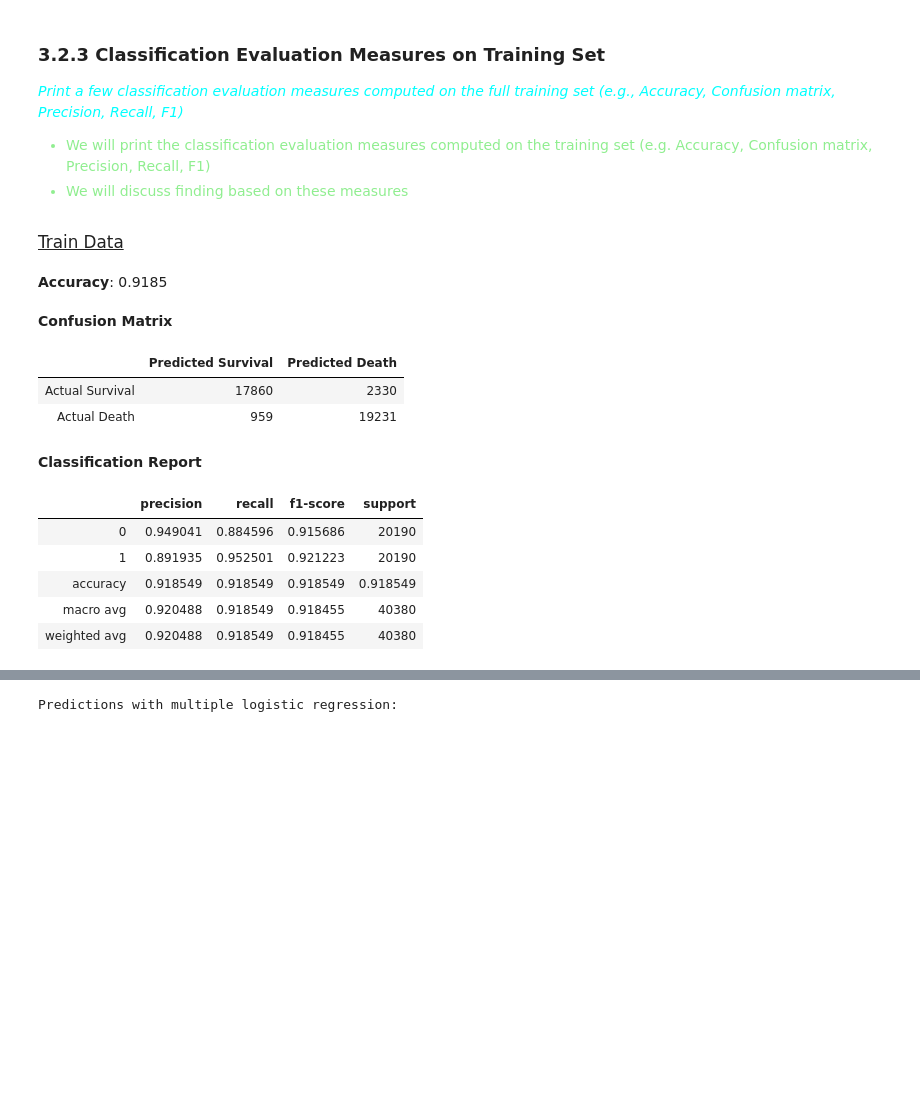
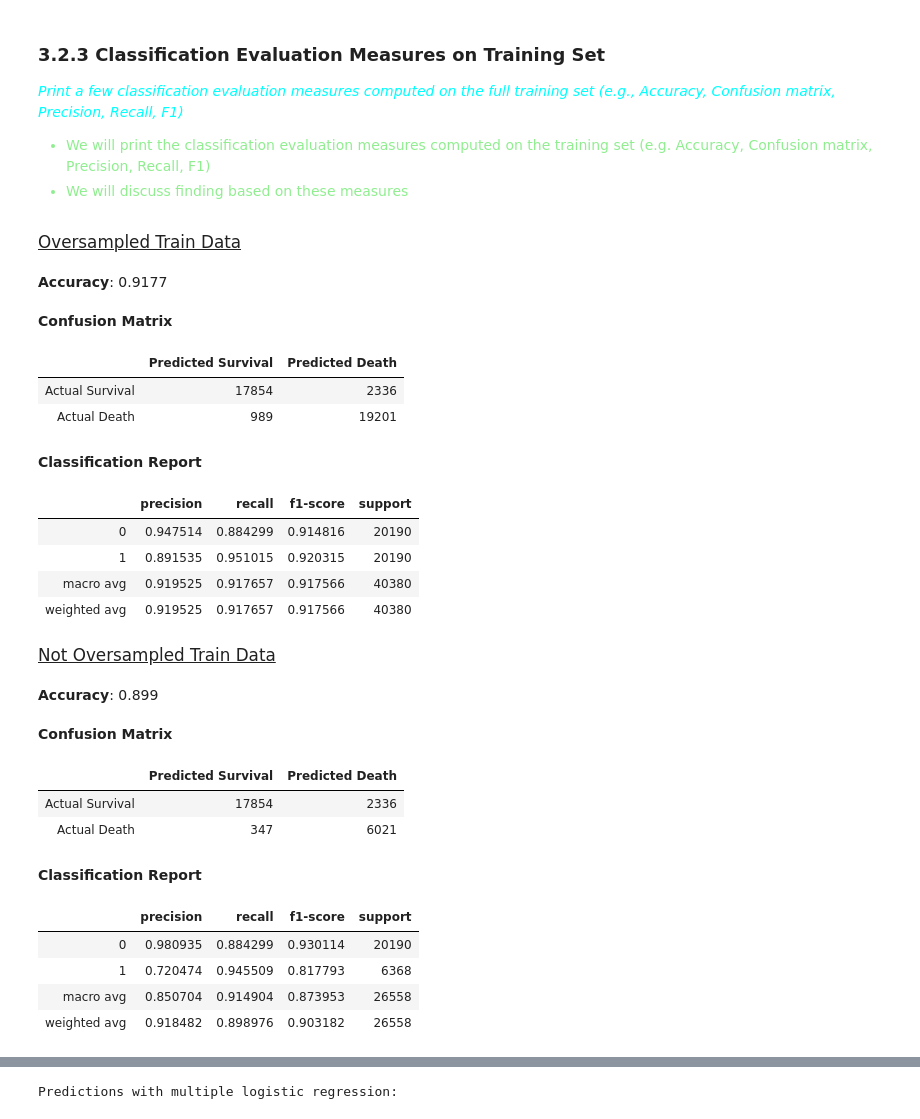
Before and after one commit to tlopesx/Assignment-2, a Jupyter notebook: 22202398_Submission/22202398-Homework2-Notebook.ipynb, the cells around one changed output, grey strips where cells are left out. Drawn from its saved outputs; the diff is of its cells as text; code cells hidden in the pictures; blank space fills up the shorter version.

```diff
--- a/22202398_Submission/22202398-Homework2-Notebook.ipynb
+++ b/22202398_Submission/22202398-Homework2-Notebook.ipynb
@@ -1251,2 +1248,15 @@ X_train.head(5)
+# %%
+scaler = MinMaxScaler()
+
+# Fit on the training data
+scaler.fit(X_train)
+
+# Transform the testing and training data
+X_train = pd.DataFrame(scaler.transform(X_train), columns = X_train.columns)
+X_test = pd.DataFrame(scaler.transform(X_test), columns = X_test.columns)
+
+# Also ravel the y_test and y_train for ease of use later on
+y_train = y_train.values.ravel()
+y_test = y_test.values.ravel()
 # %% [markdown]
 The datasets are now ready for modeling!
@@ -1312,6 +1319,7 @@ def evaluate_classification(data_type, actual_classification, predicted_classifi
     # Classification report
     display(HTML(f"<strong>Classification Report</strong>"))
     report = metrics.classification_report(actual_classification, predicted_classification, output_dict=True)
+    report.pop('accuracy')
     display(HTML(tabulate(pd.DataFrame(report).transpose(), headers='keys', tablefmt='html')))
 # %% [markdown]
 # **2.0 Predictive Modeling: Linear Regression**
@@ -1675,25 +1687,11 @@ Mean results from 10 fold cross validation are:
 ## 3.1 Train the Logistic Regression Model
 <span style="color: cyan; font-style:italic;">On the training set, train a logistic regression model to predict the target feature, using only the  descriptive features selected in exercise (1) above. </span>
 # %%
-#Scale the features
-from sklearn.preprocessing import MinMaxScaler
-
-scaler = MinMaxScaler()
-
-# Fit on the training data
-scaler.fit(X_train)
-
-# Transform both the training and testing data
-X_train_log = scaler.transform(X_train)
-X_train_log = pd.DataFrame(X_train_log, columns=X_train.columns)
-X_test_log = scaler.transform(X_test)
-X_test_log = pd.DataFrame(X_test_log, columns=X_test.columns)
-
+# Apply oversampling using SMOTE
 from imblearn.over_sampling import SMOTE
 
 smote = SMOTE(sampling_strategy='minority')
-X_train_log, y_train_log = smote.fit_resample(X_train_log, y_train)
-
+X_train_log, y_train_log = smote.fit_resample(X_train, y_train)
 
 # Train aka fit, a model using all continuous and categorical features.
 multiple_logisticreg = LogisticRegression().fit(X_train_log, y_train_log)
@@ -1793,7 +1791,8 @@ display(HTML(tabulate(sorted_feature_coefficients, headers=['Features', 'Coeffic
 </div>
 # %%
 # calculate the prediction and threshold the value. If >= 0.5 its true
-multiple_logisticreg_predictions_train = (multiple_logisticreg.predict(X_train_log)>= 0.5) * 1.0
+multiple_logisticreg_predictions_train_log = (multiple_logisticreg.predict(X_train_log)>= 0.5) * 1.0
+multiple_logisticreg_predictions_train = (multiple_logisticreg.predict(X_train)>= 0.5) * 1.0
 
 print("\nPredictions with multiple linear regression: \n")
 actual_vs_predicted_multiplelogisticreg = pd.concat([pd.DataFrame(y_train_log, columns=['Actual']), pd.DataFrame(multiple_logisticreg_predictions_train, columns=['Predicted'])], axis=1)
@@ -1825,21 +1824,33 @@ Predictions with multiple linear regression:
 - We will discuss finding based on these measures
 </div>
 # %%
-evaluate_classification('Train', y_train_log, multiple_logisticreg_predictions_train)
+evaluate_classification('Oversampled Train', y_train_log, multiple_logisticreg_predictions_train_log)
+evaluate_classification('Not Oversampled Train', y_train, multiple_logisticreg_predictions_train)
 # %% [output]
-Train Data
+Oversampled Train Data
-Accuracy: 0.9185
+Accuracy: 0.9177
 Confusion Matrix
 |  | Predicted Survival | Predicted Death |
-| Actual Survival | 17860 | 2330 |
-| Actual Death | 959 | 19231 |
+| Actual Survival | 17854 | 2336 |
+| Actual Death | 989 | 19201 |
 Classification Report
 |  | precision | recall | f1-score | support |
-| 0 | 0.949041 | 0.884596 | 0.915686 | 20190 |
-| 1 | 0.891935 | 0.952501 | 0.921223 | 20190 |
-| accuracy | 0.918549 | 0.918549 | 0.918549 | 0.918549 |
-| macro avg | 0.920488 | 0.918549 | 0.918455 | 40380 |
-| weighted avg | 0.920488 | 0.918549 | 0.918455 | 40380 |
+| 0 | 0.947514 | 0.884299 | 0.914816 | 20190 |
+| 1 | 0.891535 | 0.951015 | 0.920315 | 20190 |
+| macro avg | 0.919525 | 0.917657 | 0.917566 | 40380 |
+| weighted avg | 0.919525 | 0.917657 | 0.917566 | 40380 |
+Not Oversampled Train Data
+Accuracy: 0.899
+Confusion Matrix
+|  | Predicted Survival | Predicted Death |
+| Actual Survival | 17854 | 2336 |
+| Actual Death | 347 | 6021 |
+Classification Report
+|  | precision | recall | f1-score | support |
+| 0 | 0.980935 | 0.884299 | 0.930114 | 20190 |
+| 1 | 0.720474 | 0.945509 | 0.817793 | 6368 |
+| macro avg | 0.850704 | 0.914904 | 0.873953 | 26558 |
+| weighted avg | 0.918482 | 0.898976 | 0.903182 | 26558 |
 # %% [markdown]
 ### **3.2.4 Interpretation of the Results**
 <span style="color: cyan; font-style: italic"> discuss your findings so far. </span>
```
Also changed, not shown: parts of 52 cells of this notebook, 4 other files.
